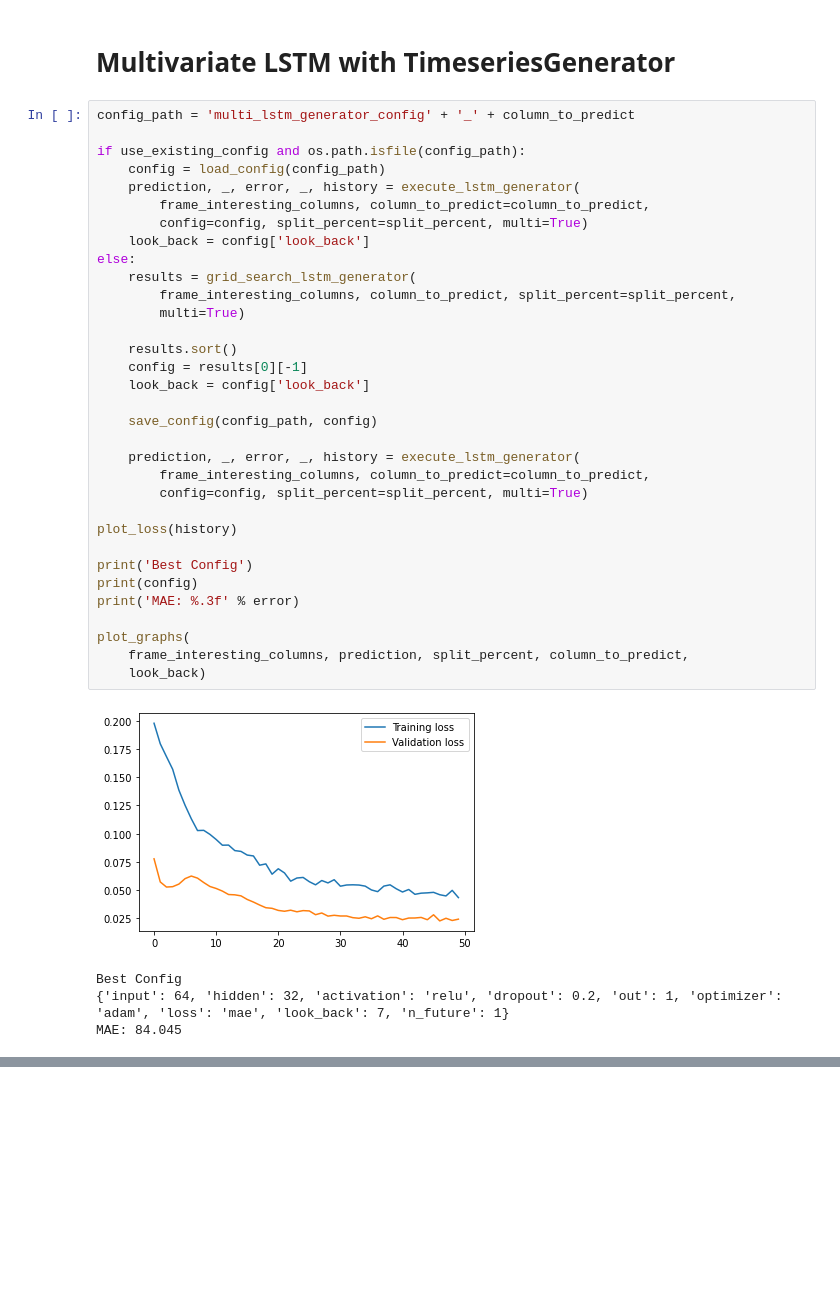
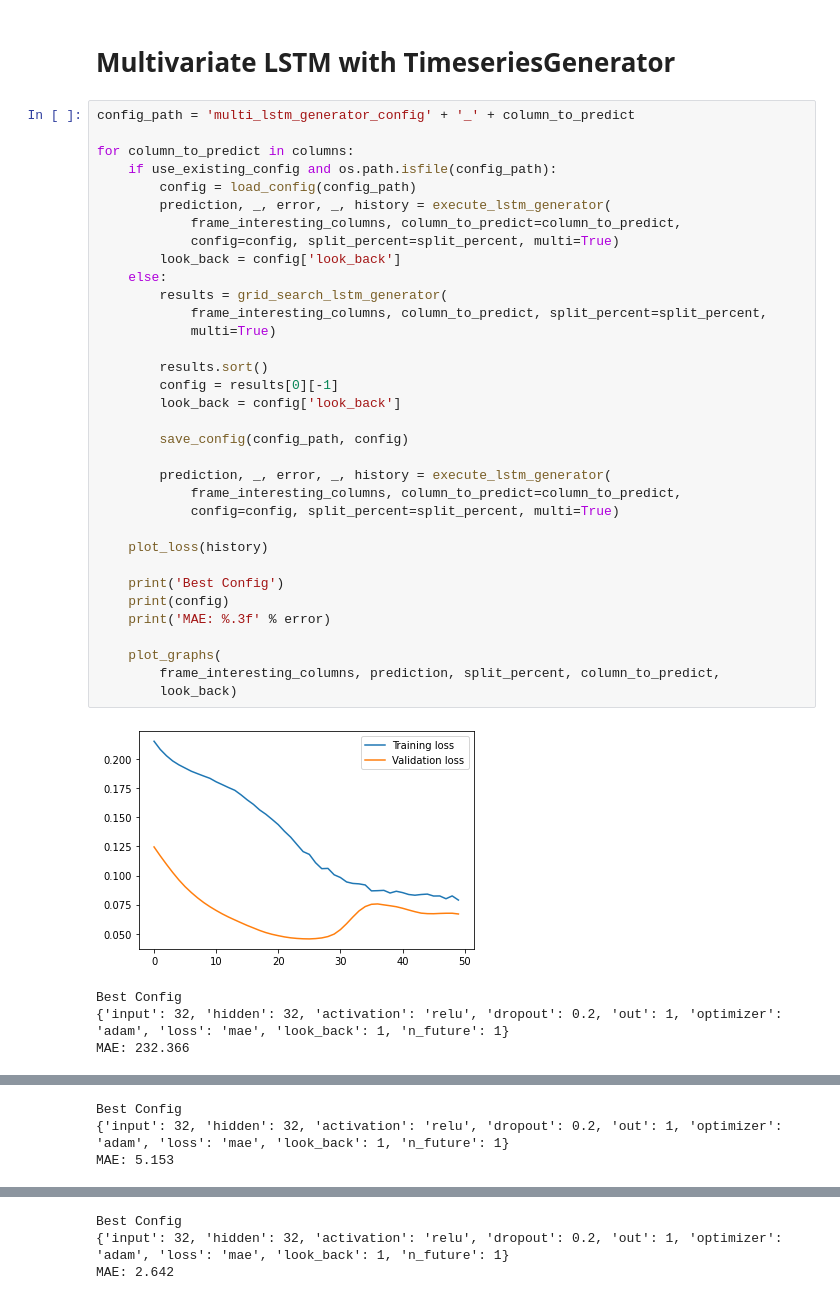
Before and after one commit to marco-mazzoli/progetto-tesi, a Jupyter notebook: covid_forecasting.ipynb, the cells around one changed output, grey strips where cells are left out. Drawn from its saved outputs; the diff is of its cells as text; blank space fills up the shorter version.

```diff
--- a/covid_forecasting.ipynb
+++ b/covid_forecasting.ipynb
@@ -769,39 +832,40 @@ MAE: 76.343
 # %%
 config_path = 'multi_lstm_generator_config' + '_' + column_to_predict
 
-if use_existing_config and os.path.isfile(config_path):
-    config = load_config(config_path)
-    prediction, _, error, _, history = execute_lstm_generator(
-        frame_interesting_columns, column_to_predict=column_to_predict,
-        config=config, split_percent=split_percent, multi=True)
-    look_back = config['look_back']
-else:
-    results = grid_search_lstm_generator(
-        frame_interesting_columns, column_to_predict, split_percent=split_percent,
-        multi=True)
+for column_to_predict in columns:
+    if use_existing_config and os.path.isfile(config_path):
+        config = load_config(config_path)
+        prediction, _, error, _, history = execute_lstm_generator(
+            frame_interesting_columns, column_to_predict=column_to_predict,
+            config=config, split_percent=split_percent, multi=True)
+        look_back = config['look_back']
+    else:
+        results = grid_search_lstm_generator(
+            frame_interesting_columns, column_to_predict, split_percent=split_percent,
+            multi=True)
 
-    results.sort()
-    config = results[0][-1]
-    look_back = config['look_back']
+        results.sort()
+        config = results[0][-1]
+        look_back = config['look_back']
 
-    save_config(config_path, config)
+        save_config(config_path, config)
 
-    prediction, _, error, _, history = execute_lstm_generator(
-        frame_interesting_columns, column_to_predict=column_to_predict,
-        config=config, split_percent=split_percent, multi=True)
+        prediction, _, error, _, history = execute_lstm_generator(
+            frame_interesting_columns, column_to_predict=column_to_predict,
+            config=config, split_percent=split_percent, multi=True)
 
-plot_loss(history)
+    plot_loss(history)
 
-print('Best Config')
-print(config)
-print('MAE: %.3f' % error)
+    print('Best Config')
+    print(config)
+    print('MAE: %.3f' % error)
 
-plot_graphs(
-    frame_interesting_columns, prediction, split_percent, column_to_predict,
-    look_back)
+    plot_graphs(
+        frame_interesting_columns, prediction, split_percent, column_to_predict,
+        look_back)
 # %% [output]
-[figure, old version]
+[figure, new version]
 Best Config
-{'input': 64, 'hidden': 32, 'activation': 'relu', 'dropout': 0.2, 'out': 1, 'optimizer': 'adam', 'loss': 'mae', 'look_back': 7, 'n_future': 1}
-MAE: 84.045
+{'input': 32, 'hidden': 32, 'activation': 'relu', 'dropout': 0.2, 'out': 1, 'optimizer': 'adam', 'loss': 'mae', 'look_back': 1, 'n_future': 1}
+MAE: 232.366
 [interactive output not drawn]
@@ -807,0 +873,3 @@ MAE: 84.045
+Best Config
+{'input': 32, 'hidden': 32, 'activation': 'relu', 'dropout': 0.2, 'out': 1, 'optimizer': 'adam', 'loss': 'mae', 'look_back': 1, 'n_future': 1}
+MAE: 5.153
@@ -807,0 +878,3 @@ MAE: 84.045
+Best Config
+{'input': 32, 'hidden': 32, 'activation': 'relu', 'dropout': 0.2, 'out': 1, 'optimizer': 'adam', 'loss': 'mae', 'look_back': 1, 'n_future': 1}
+MAE: 2.642
```
Also changed, not shown: parts of 9 cells of this notebook.
